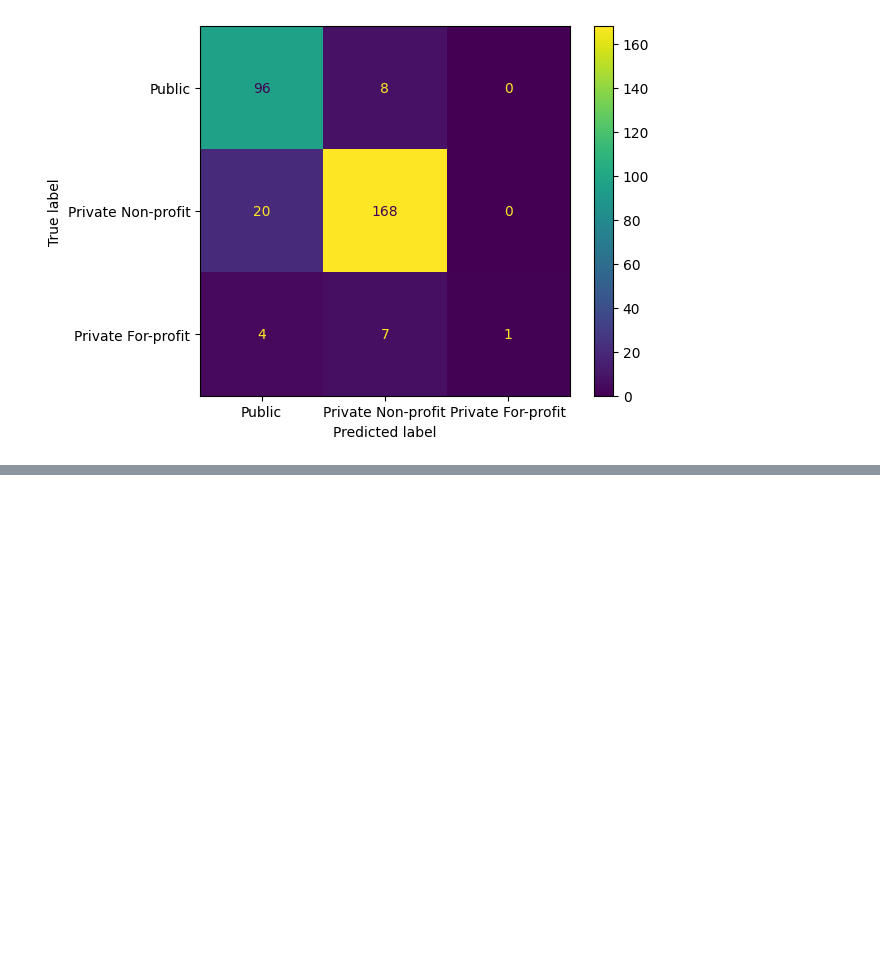
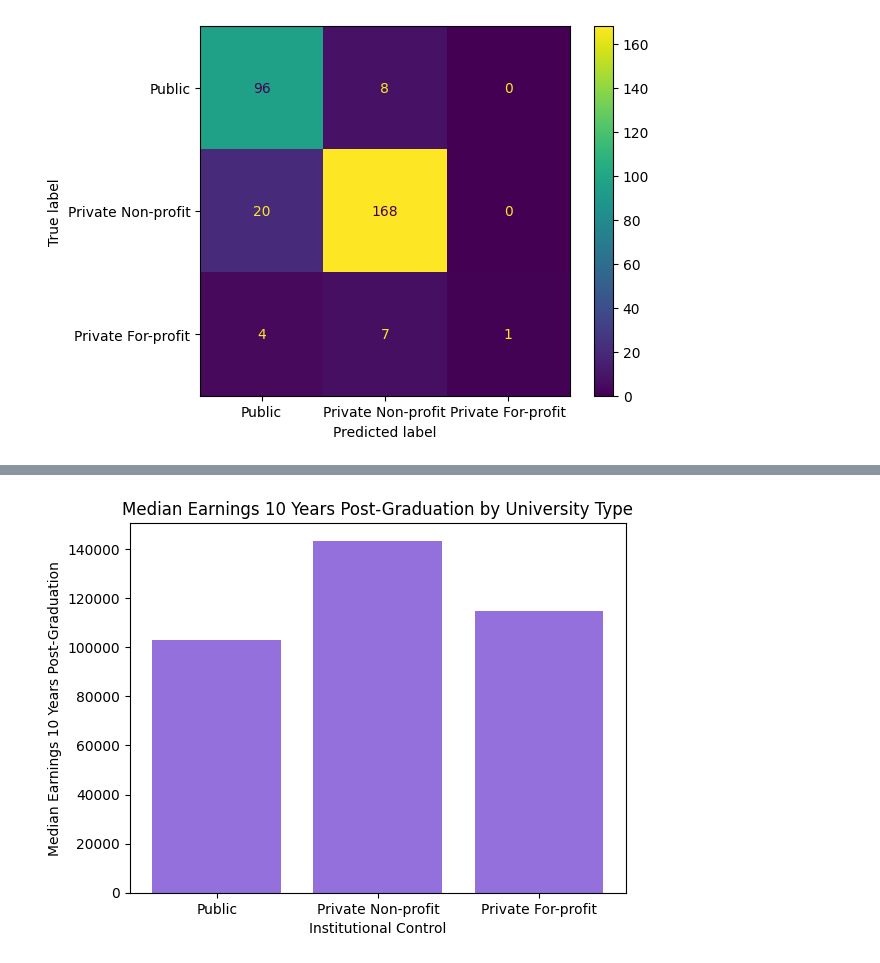
Before and after one commit to mjwillis717-coder/dsrp, a Jupyter notebook: DSRP_Education.ipynb, the cells around one changed output, grey strips where cells are left out. Saved outputs shown, nothing was run; the diff lists cells and outputs as text; code cells hidden in the pictures; blank space fills up the shorter version.

```diff
--- a/DSRP_Education.ipynb
+++ b/DSRP_Education.ipynb
@@ -677,0 +723,10 @@ plt.show()
+# %%
+x = college_df['Institutional Control']
+y = college_df['Median Earnings 10 Years Post-Graduation']
+plt.bar(x, y, color = 'mediumpurple')
+plt.xlabel('Institutional Control')
+plt.ylabel('Median Earnings 10 Years Post-Graduation')
+plt.title('Median Earnings 10 Years Post-Graduation by University Type')
+plt.show()
+# %% [output]
+[figure, added]
```
Also changed, not shown: parts of 6 cells of this notebook.
